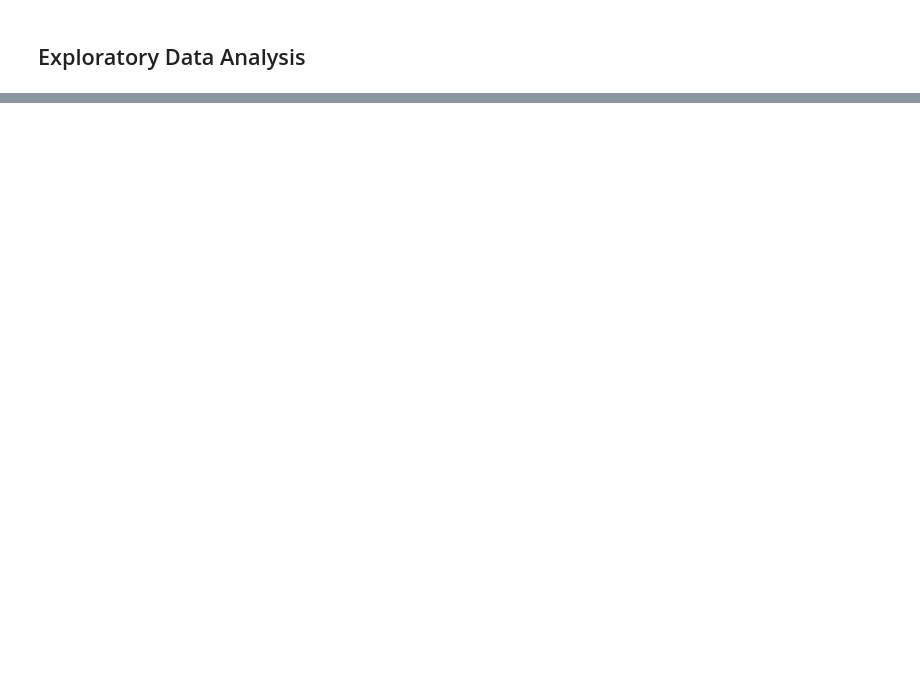
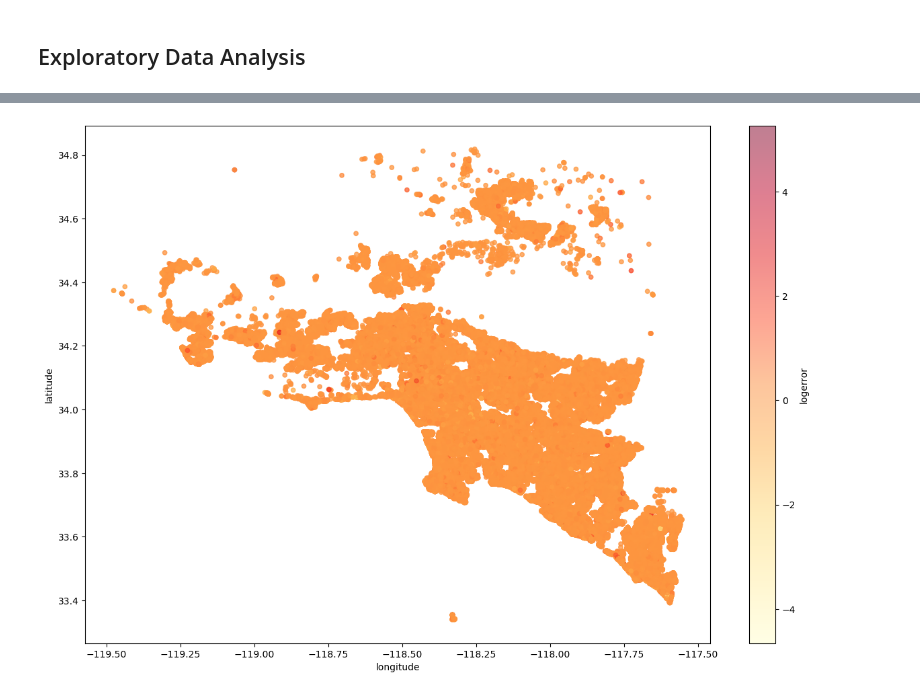
Before and after one commit to nariastoro/ml_projects, a Jupyter notebook: zillow-prize-1/zillow_notebook.ipynb, the cells around one changed output, grey strips where cells are left out. Drawn from its saved outputs; the diff is of its cells as text; code cells hidden in the pictures; blank space fills up the shorter version.

```diff
--- a/zillow-prize-1/zillow_notebook.ipynb
+++ b/zillow-prize-1/zillow_notebook.ipynb
@@ -168,0 +296,4 @@ df["transactiondate"] = pd.to_datetime(df["transactiondate"], format="%Y-%m-%d")
+# %%
+df.plot(x="longitude", y="latitude", kind="scatter", c="logerror", colormap="YlOrRd", figsize=(15, 10), alpha= 0.5);
+# %% [output]
+[figure, added]
```
Also changed, not shown: parts of 20 cells of this notebook.
